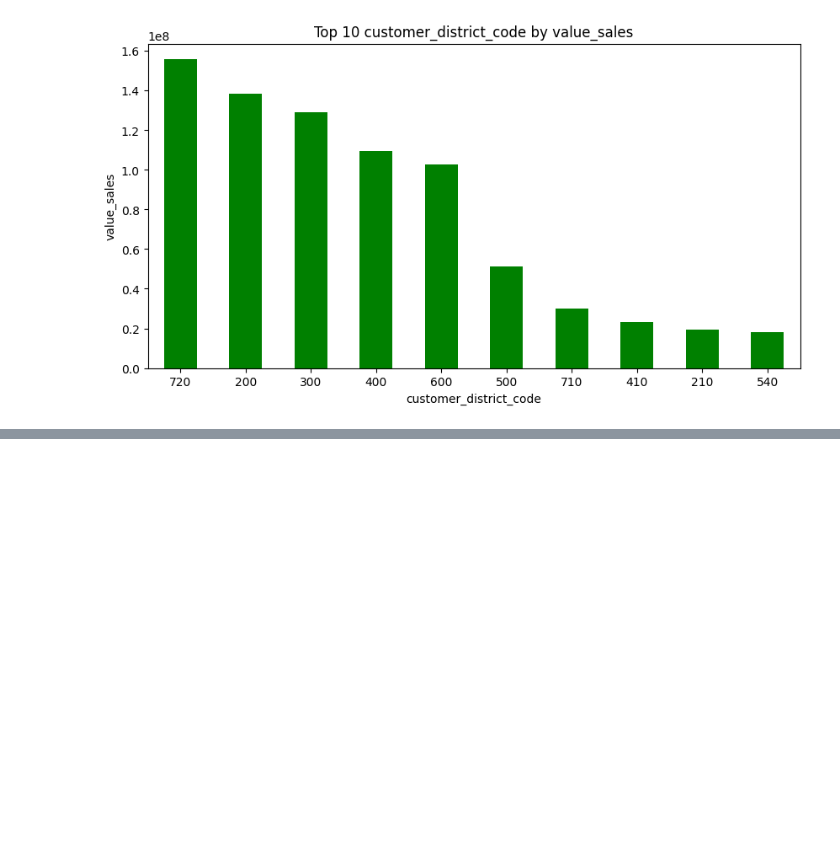
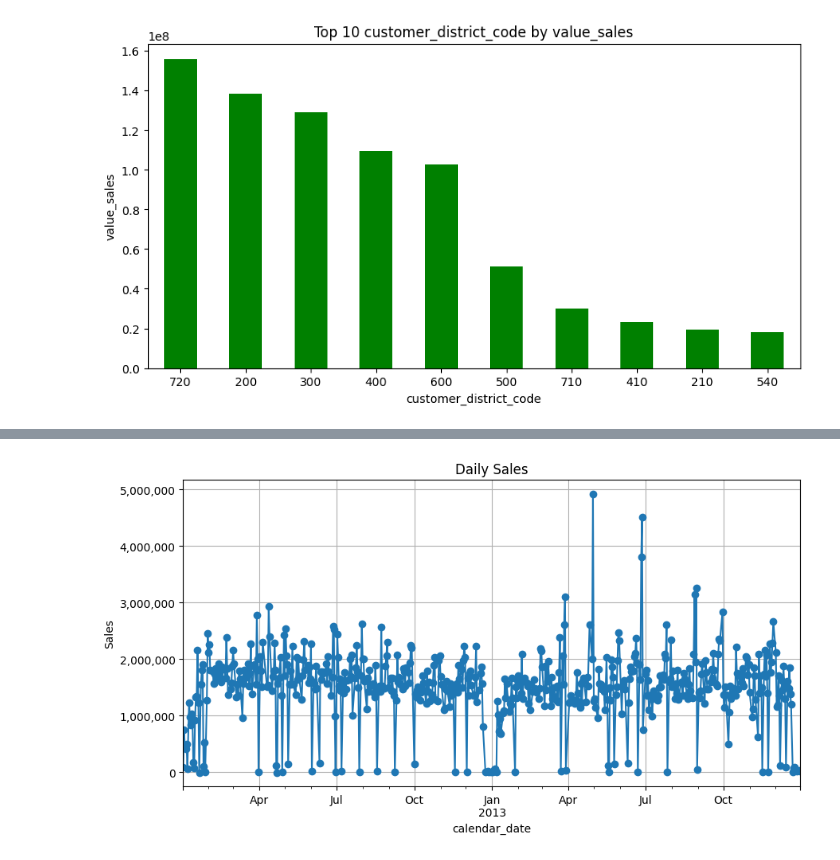
Before and after one commit to C4PT41N4545/BUSA8000-LuminaTech_Analytics_Project, a Jupyter notebook: notebooks/exploratory_analysis.ipynb, the cells around one changed output, grey strips where cells are left out. Saved outputs shown, nothing was run; the diff lists cells and outputs as text; code cells hidden in the pictures; blank space fills up the shorter version.

```diff
--- a/notebooks/exploratory_analysis.ipynb
+++ b/notebooks/exploratory_analysis.ipynb
@@ -771,11 +639,3 @@ plt.ylabel('value_sales')
 plt.xticks(rotation=0);
 # %% [output]
 [figure]
-# %%
-# Calculate unit price
-df['unit_price'] = df['value_cost'] / df['value_quantity']
-
-# Display the first few rows to verify the calculation
-item_unit_price = df[['item_code','unit_price']]
-item_unit_price = item_unit_price.drop_duplicates(subset='item_code')
-item_unit_price
@@ -828,0 +689,14 @@ df[df['item_code'] == 'HALITESP3'][['value_cost', 'value_quantity','item_code',
+# %%
+# Assuming df is already defined and contains the necessary data
+df.groupby(df['calendar_date'].dt.to_period('D'))['value_sales'].sum().plot(marker='o', figsize=(10, 5))
+
+# Format y-axis
+formatter = FuncFormatter(lambda x, pos: f'{int(x):,}')
+plt.gca().yaxis.set_major_formatter(formatter)
+
+plt.title('Daily Sales')
+plt.ylabel('Sales')
+plt.grid()
+plt.show()
+# %% [output]
+[figure, added]
```
Also changed, not shown: parts of 45 cells of this notebook.
